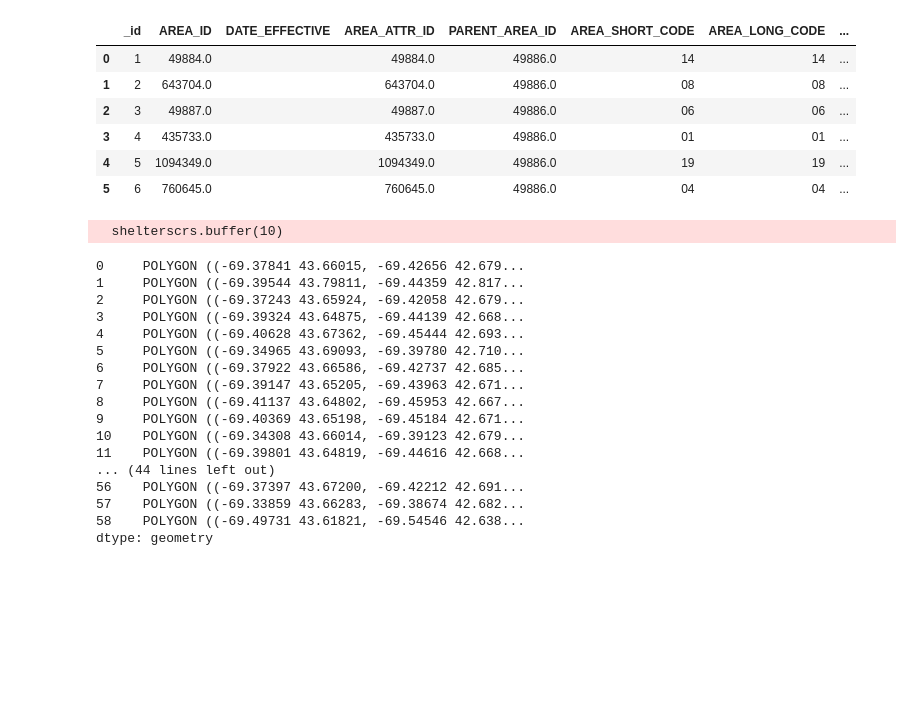
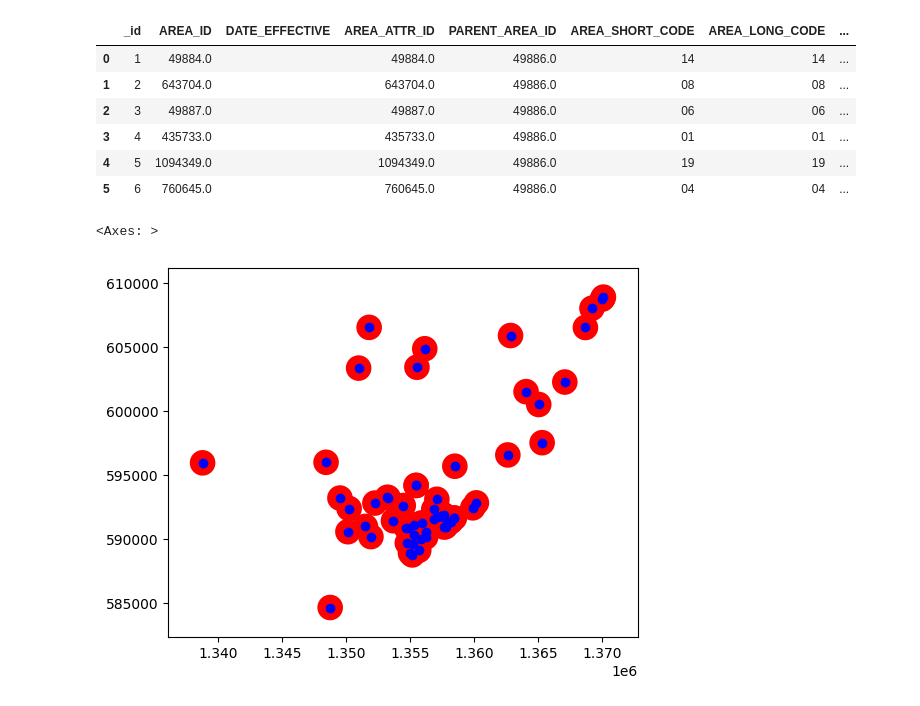
Before and after one commit to cghr-toronto/msa-2024-internship, a Jupyter notebook: experiments/manipulate.ipynb, the cells around one changed output. Drawn from its saved outputs; the diff is of its cells as text; code cells hidden in the pictures; blank space fills up the shorter version.

```diff
--- a/experiments/manipulate.ipynb
+++ b/experiments/manipulate.ipynb
@@ -62,24 +62,9 @@ fmbd
 | 5 | 6 | 760645.0 |  | 760645.0 | 49886.0 | 04 | 04 | ... |
 # %%
 shelters = gpd.read_file("data/shelters.geojson")
-shelterscrs = shelters.to_crs("EPSG:4326")
-shelterscrs.buffer(10)
+shelterscrs = shelters.to_crs("ESRI:102002")
+base = shelterscrs.buffer(1000).plot(color="red")
+shelterscrs.plot(ax=base,color="blue")
 # %% [output]
-  shelterscrs.buffer(10)
+<Axes: >
-0     POLYGON ((-69.37841 43.66015, -69.42656 42.679...
-1     POLYGON ((-69.39544 43.79811, -69.44359 42.817...
-2     POLYGON ((-69.37243 43.65924, -69.42058 42.679...
-3     POLYGON ((-69.39324 43.64875, -69.44139 42.668...
-4     POLYGON ((-69.40628 43.67362, -69.45444 42.693...
-5     POLYGON ((-69.34965 43.69093, -69.39780 42.710...
-6     POLYGON ((-69.37922 43.66586, -69.42737 42.685...
-7     POLYGON ((-69.39147 43.65205, -69.43963 42.671...
-8     POLYGON ((-69.41137 43.64802, -69.45953 42.667...
-9     POLYGON ((-69.40369 43.65198, -69.45184 42.671...
-10    POLYGON ((-69.34308 43.66014, -69.39123 42.679...
-11    POLYGON ((-69.39801 43.64819, -69.44616 42.668...
-... (44 lines left out)
-56    POLYGON ((-69.37397 43.67200, -69.42212 42.691...
-57    POLYGON ((-69.33859 43.66283, -69.38674 42.682...
-58    POLYGON ((-69.49731 43.61821, -69.54546 42.638...
-dtype: geometry
+[figure, added]
```
Also changed, not shown: parts of 1 cell of this notebook.
